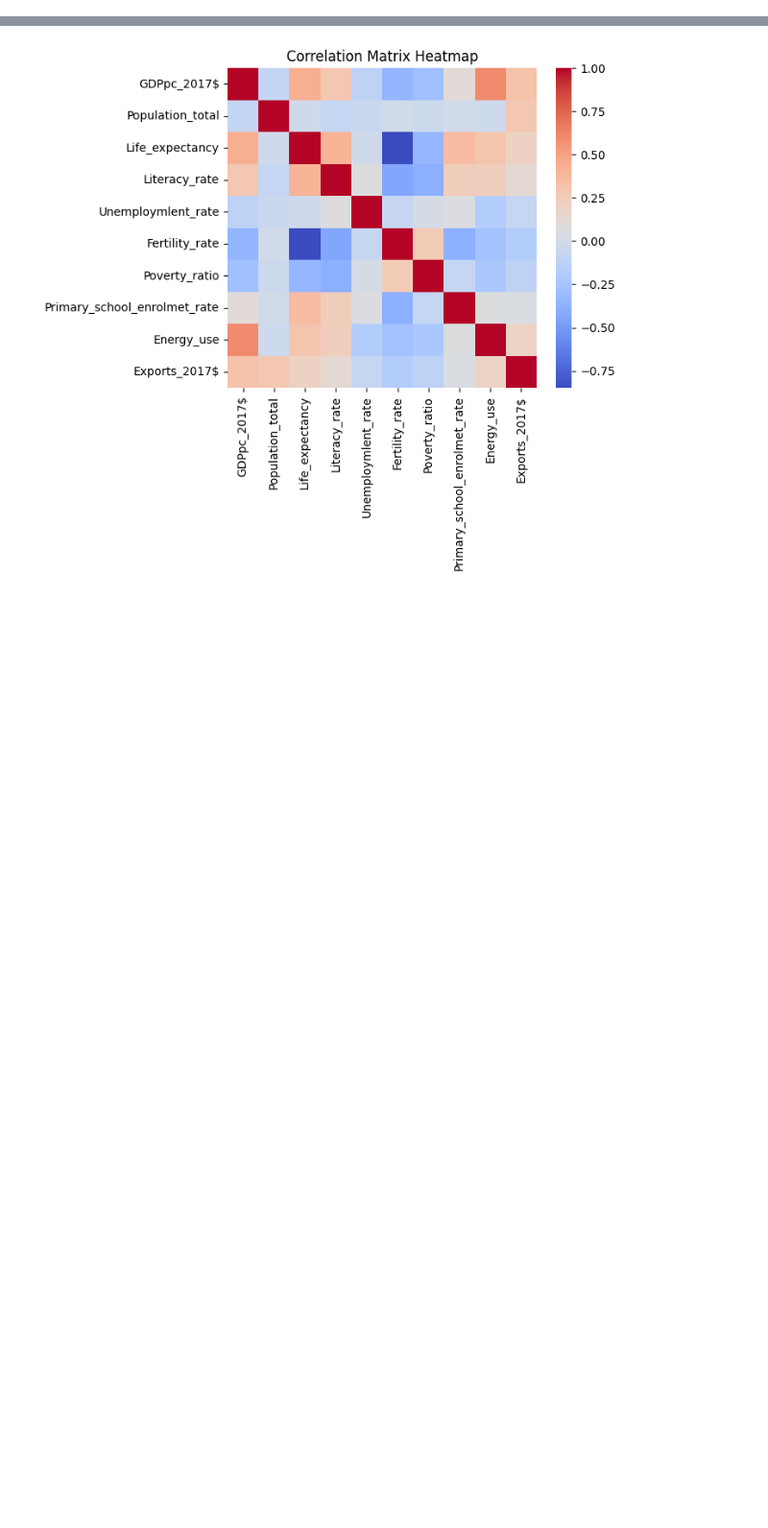
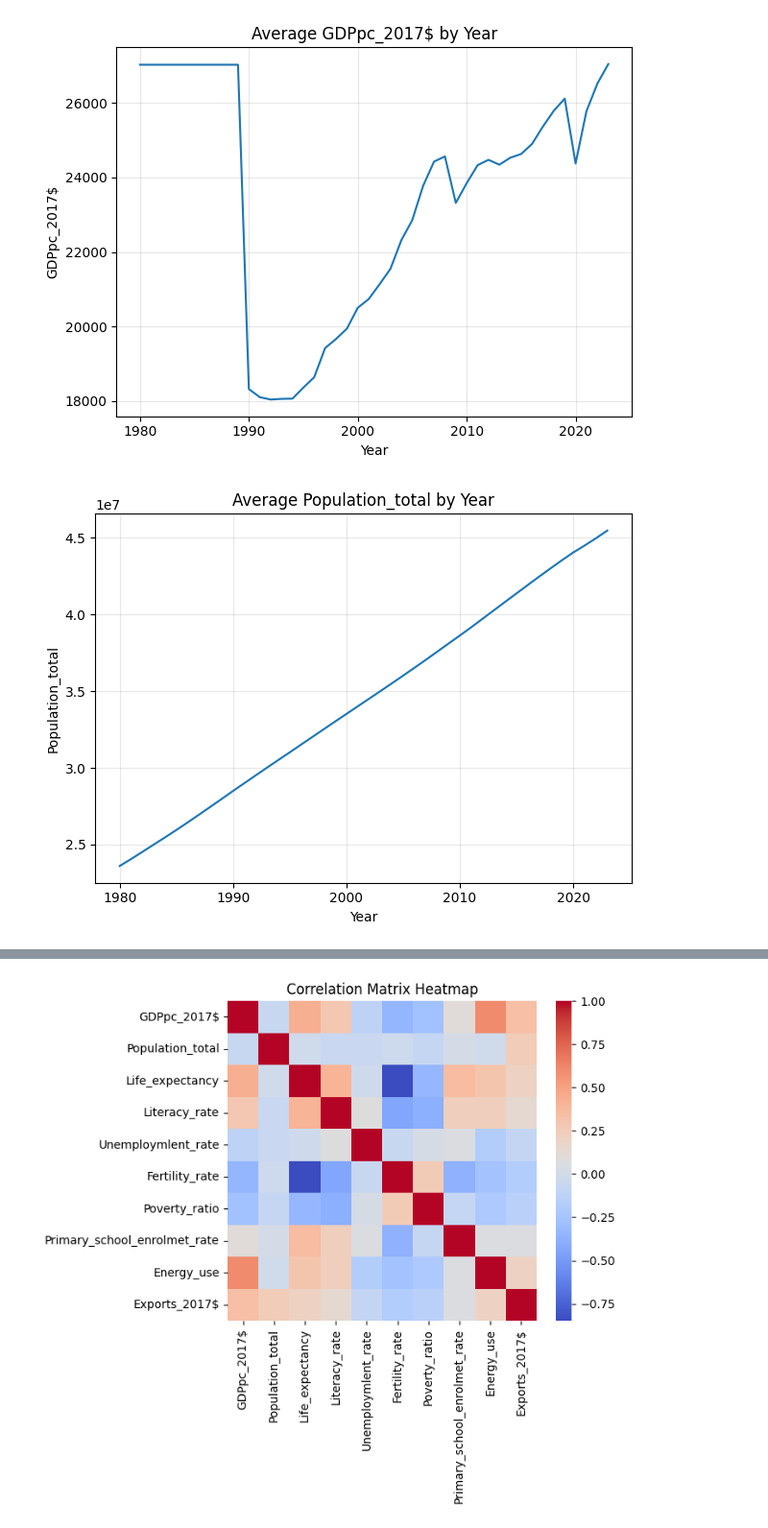
Before and after one commit to shaikm7d/Global-GDP-Forecasting-using-Deep-Learning, a Jupyter notebook: Data_Download_Preprocessing_EDA.ipynb, the cells around one changed output, grey strips where cells are left out. Shown at 96% size. Cells and saved outputs as stored; diff of their text form; code cells hidden in the pictures; blank space fills up the shorter version.

```diff
--- a/Data_Download_Preprocessing_EDA.ipynb
+++ b/Data_Download_Preprocessing_EDA.ipynb
@@ -103 +84,23 @@ Unique countries: 222
 Year range: 1980 to 2023
+# %%
+# Yearly averages across all countries
+avg_by_year = (
+    world_bank_data.groupby("year")[numeric_cols]
+      .mean()
+      .sort_index()
+      .reset_index()
+)
+
+# Plots: average of every indicator by year
+for c in numeric_cols:
+    plt.figure()
+    plt.plot(avg_by_year["year"], avg_by_year[c])
+    plt.title(f"Average {c} by Year")
+    plt.xlabel("Year")
+    plt.ylabel(c)
+    plt.grid(True, alpha=0.3)
+    plt.tight_layout()
+    plt.show()
+# %% [output]
+[figure, added]
+[figure, added]
```
Also changed, not shown: parts of 6 cells of this notebook, 1 other file.
